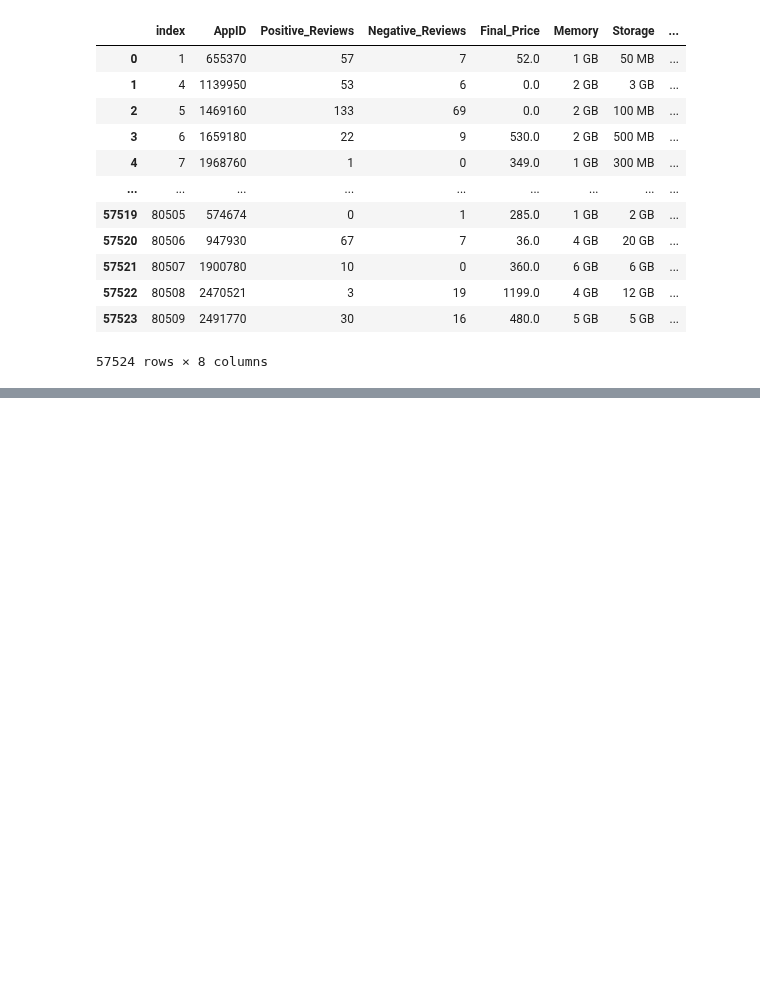
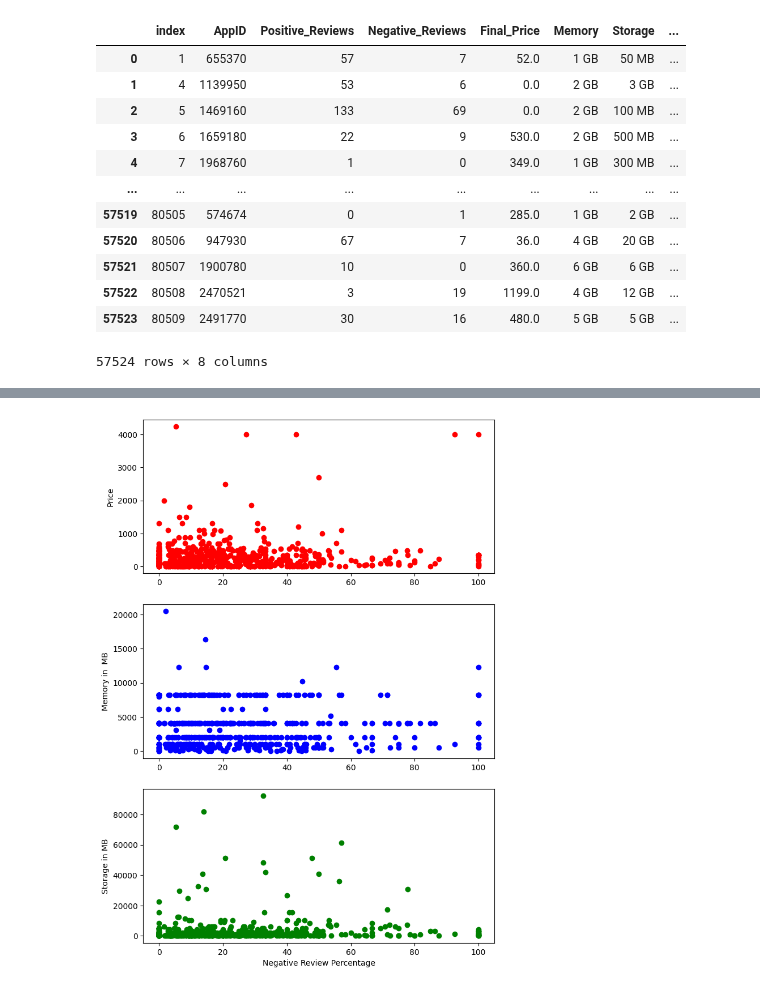
Before and after one commit to Aryan-ki-codepanti/steam-games-data-analysis, a Jupyter notebook: data-analysis/Q11.ipynb, the cells around one changed output, grey strips where cells are left out. Saved outputs shown, nothing was run; the diff lists cells and outputs as text; code cells hidden in the pictures; blank space fills up the shorter version.

```diff
--- a/data-analysis/Q11.ipynb
+++ b/data-analysis/Q11.ipynb
@@ -59,3 +58,18 @@ See the caveats in the documentation: https://pandas.pydata.org/pandas-docs/stab
 | 57522 | 80508 | 2470521 | 3 | 19 | 1199.0 | 4 GB | 12 GB | ... |
 | 57523 | 80509 | 2491770 | 30 | 16 | 480.0 | 5 GB | 5 GB | ... |
 57524 rows × 8 columns
+# %%
+# Parsing storage and memory
+
+def filter_fn(row):
+
+    if len(row["Memory"].split()) == 2 and len(row["Storage"].split()) == 2:
+        return True
+    return False
+
+# data["Storage_MB"] = data["Storage"].apply(extract_memory_or_storage)
+m = data.apply(filter_fn, axis=1)
+data = data[m]
+data["Memory_MB"] =  data["Memory"].apply(extract_memory_or_storage)
+data["Storage_MB"] =  data["Storage"].apply(extract_memory_or_storage)
+data
@@ -61,0 +100,20 @@ See the caveats in the documentation: https://pandas.pydata.org/pandas-docs/stab
+# %%
+# Plotting the curves to see trend of negative review percent with price, memory, storage
+
+some_rows = data[::100]
+
+fig, (ax1,ax2,ax3) = plt.subplots(3, figsize=(8,12))
+
+ax1.scatter(some_rows["Negative_Review_Percent"],some_rows["Final_Price"],color="red")
+ax1.set(ylabel="Price")
+
+
+ax2.scatter(some_rows["Negative_Review_Percent"],some_rows["Memory_MB"],color="blue")
+ax2.set(ylabel="Memory in  MB")
+
+ax3.scatter(some_rows["Negative_Review_Percent"],some_rows["Storage_MB"],color="green")
+ax3.set(ylabel="Storage in MB")
+plt.xlabel("Negative Review Percentage")
+plt.show()
+# %% [output]
+[figure, added]
```
Also changed, not shown: parts of 4 cells of this notebook, 1 other file.
